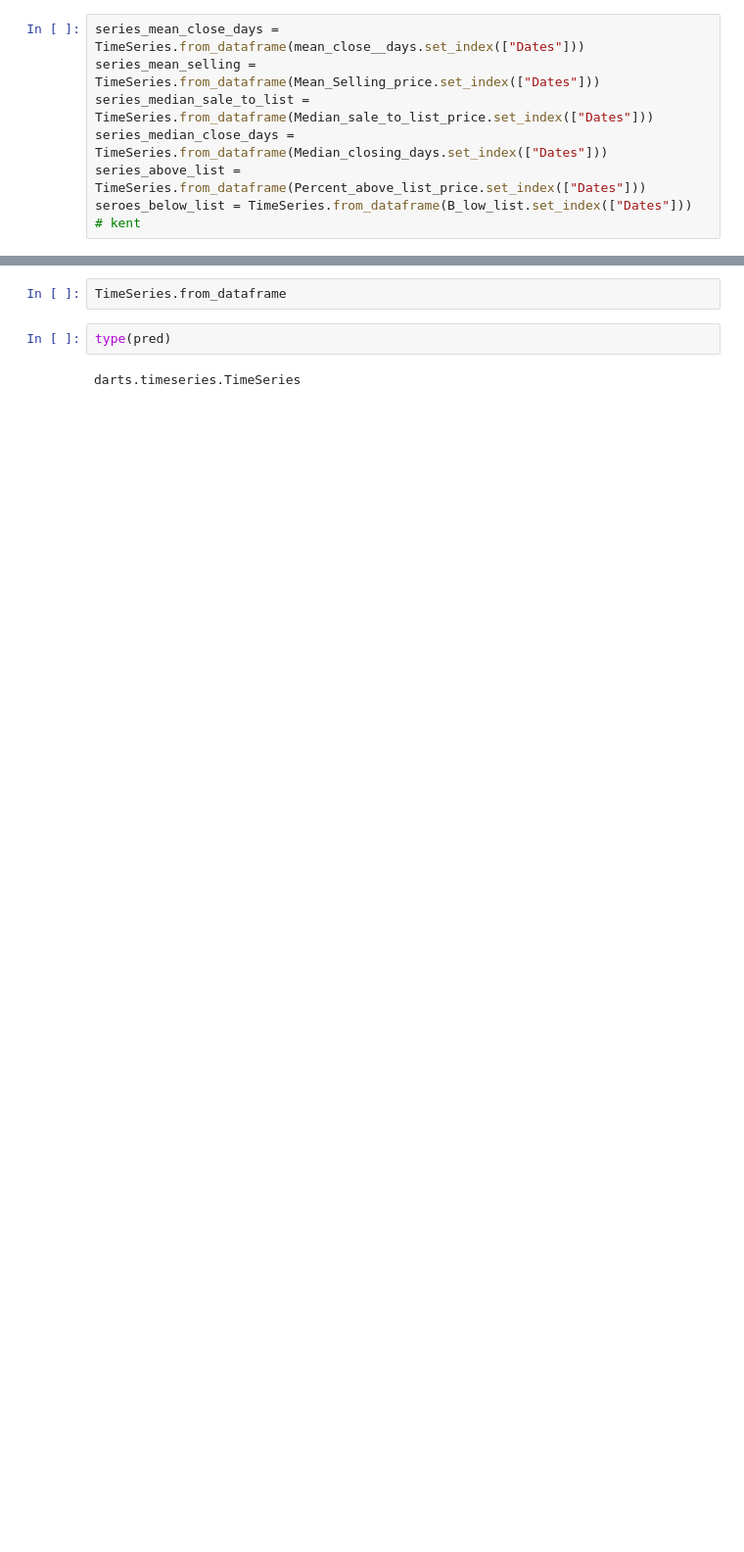
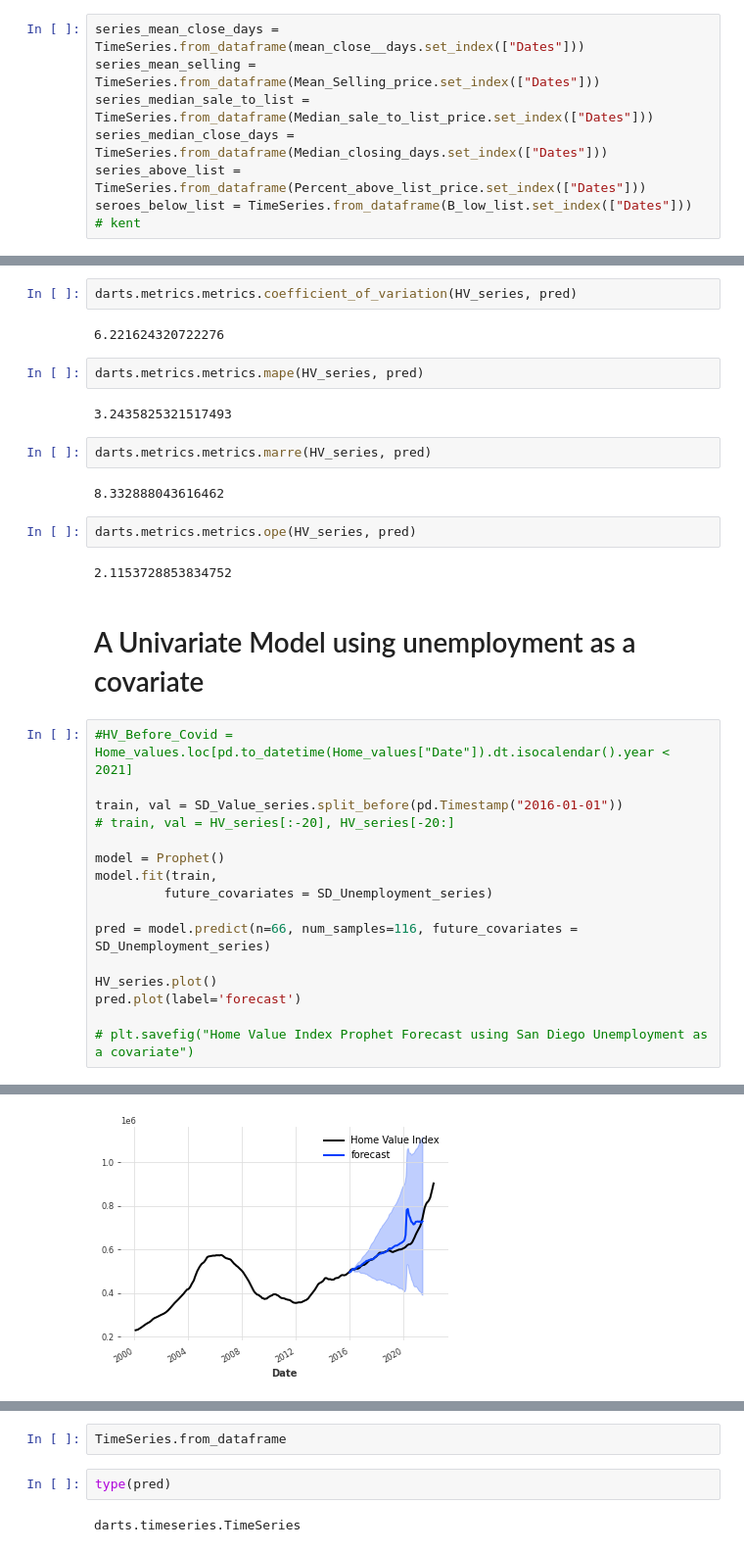
Before and after one commit to ianakt/Covid-and-the-Housing-Market, a Jupyter notebook: ML_Models/TimeSeries_total_trial_1.ipynb, the cells around one changed output, grey strips where cells are left out. Shown at 98% size. Saved outputs shown, nothing was run; the diff lists cells and outputs as text; blank space fills up the shorter version.

```diff
--- a/ML_Models/TimeSeries_total_trial_1.ipynb
+++ b/ML_Models/TimeSeries_total_trial_1.ipynb
@@ -235,0 +387,35 @@ seroes_below_list = TimeSeries.from_dataframe(B_low_list.set_index(["Dates"]))
+# %%
+darts.metrics.metrics.coefficient_of_variation(HV_series, pred)
+# %% [output]
+6.221624320722276
+# %%
+darts.metrics.metrics.mape(HV_series, pred)
+# %% [output]
+3.2435825321517493
+# %%
+darts.metrics.metrics.marre(HV_series, pred)
+# %% [output]
+8.332888043616462
+# %%
+darts.metrics.metrics.ope(HV_series, pred)
+# %% [output]
+2.1153728853834752
+# %% [markdown]
+# A Univariate Model using unemployment as a covariate
+# %%
+#HV_Before_Covid = Home_values.loc[pd.to_datetime(Home_values["Date"]).dt.isocalendar().year < 2021]
+
+train, val = SD_Value_series.split_before(pd.Timestamp("2016-01-01"))
+# train, val = HV_series[:-20], HV_series[-20:]
+
+model = Prophet()
+model.fit(train,
+         future_covariates = SD_Unemployment_series)
+
+pred = model.predict(n=66, num_samples=116, future_covariates = SD_Unemployment_series)
+
+HV_series.plot()
+pred.plot(label='forecast')
+
+# plt.savefig("Home Value Index Prophet Forecast using San Diego Unemployment as a covariate")
+# %% [output]
@@ -235,0 +424 @@ seroes_below_list = TimeSeries.from_dataframe(B_low_list.set_index(["Dates"]))
+[figure, added]
```
Also changed, not shown: parts of 33 cells of this notebook.
